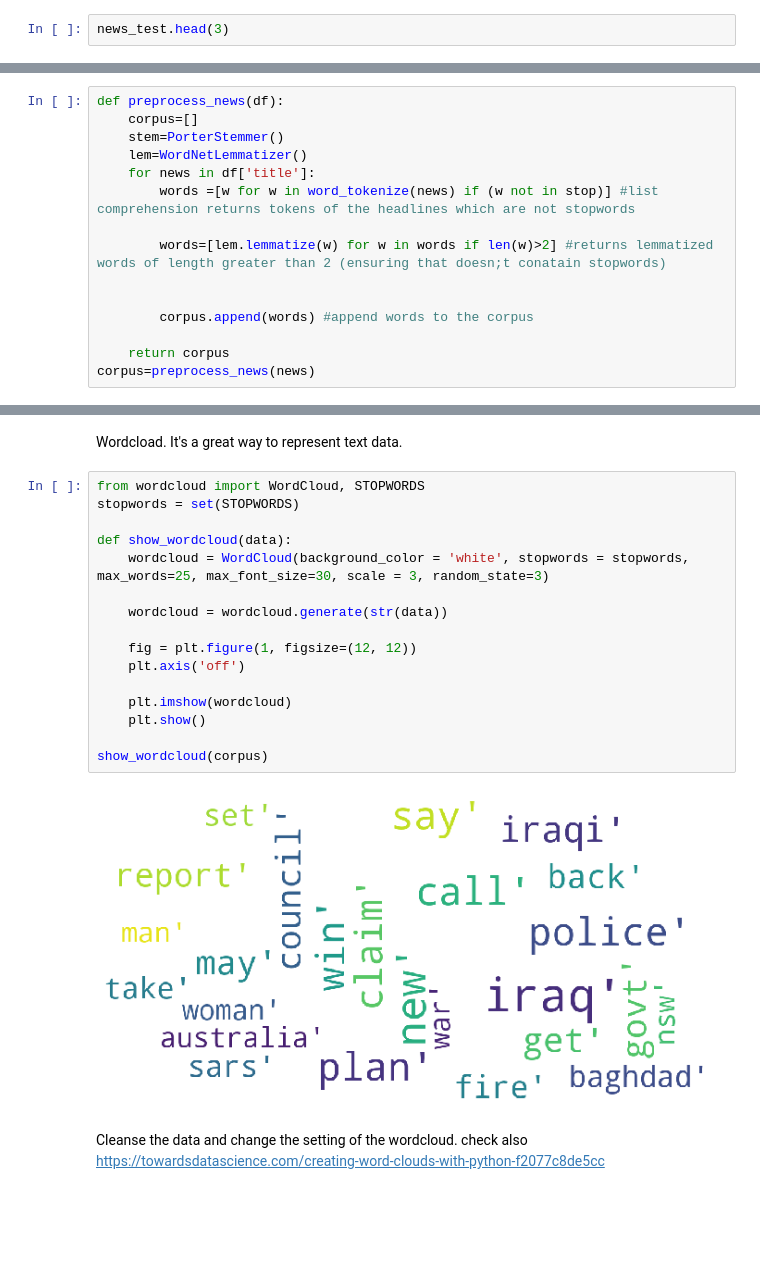
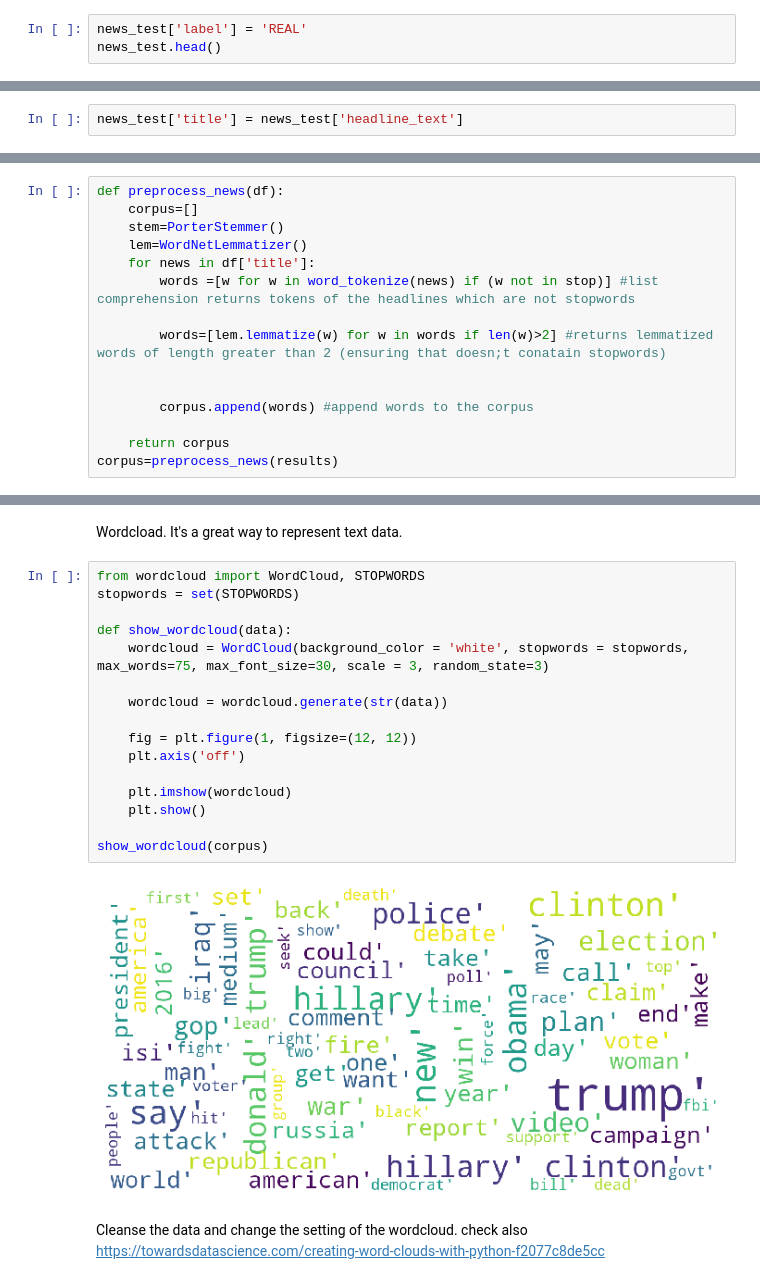
Before and after one commit to Cauchy-1899c/Project-4-LanguageProcessing, a Jupyter notebook: Untitled4.ipynb, the cells around one changed output, grey strips where cells are left out. Drawn from its saved outputs; the diff is of its cells as text; blank space fills up the shorter version.

```diff
--- a/Untitled4.ipynb
+++ b/Untitled4.ipynb
@@ -94,5 +94,6 @@ Let's load second data set with headlines from abc news. We will use it later as
 # %%
 news_test = pd.read_csv('/home/mateusz/Dokumenty/abcnews-date-text.csv', nrows = 6335, error_bad_lines=False) #abc data used for testing
 # %%
-news_test.head(3)
+news_test['label'] = 'REAL'
+news_test.head()
 # %% [output]
@@ -245,6 +248,8 @@ stop
 Creating the corpus
 # %% [markdown]
 Let's at this point merge both data frames and perform joint data analysis. Note that the news_test headlines come from austalian tv abc and news come from elsewhere. (Probably USA)
+# %%
+news_test['title'] = news_test['headline_text']
 # %%
 frames = [news, news_test]
 results = pd.concat(frames)
@@ -364,4 +385,4 @@ def preprocess_news(df):
         corpus.append(words) #append words to the corpus
 
     return corpus
-corpus=preprocess_news(news)
+corpus=preprocess_news(results)
@@ -454,21 +473,21 @@ Wordcload. It's a great way to represent text data.
 # %%
 from wordcloud import WordCloud, STOPWORDS
 stopwords = set(STOPWORDS)
 
 def show_wordcloud(data):
-    wordcloud = WordCloud(background_color = 'white', stopwords = stopwords, max_words=25, max_font_size=30, scale = 3, random_state=3)
+    wordcloud = WordCloud(background_color = 'white', stopwords = stopwords, max_words=75, max_font_size=30, scale = 3, random_state=3)
 
     wordcloud = wordcloud.generate(str(data))
 
     fig = plt.figure(1, figsize=(12, 12))
     plt.axis('off')
 
     plt.imshow(wordcloud)
     plt.show()
 
 show_wordcloud(corpus)
 # %% [output]
-[figure, old version]
+[figure, new version]
 # %% [markdown]
 Cleanse the data and change the setting of the wordcloud. check also https://towardsdatascience.com/creating-word-clouds-with-python-f2077c8de5cc
 # %% [markdown]
```
Also changed, not shown: parts of 49 cells of this notebook.
